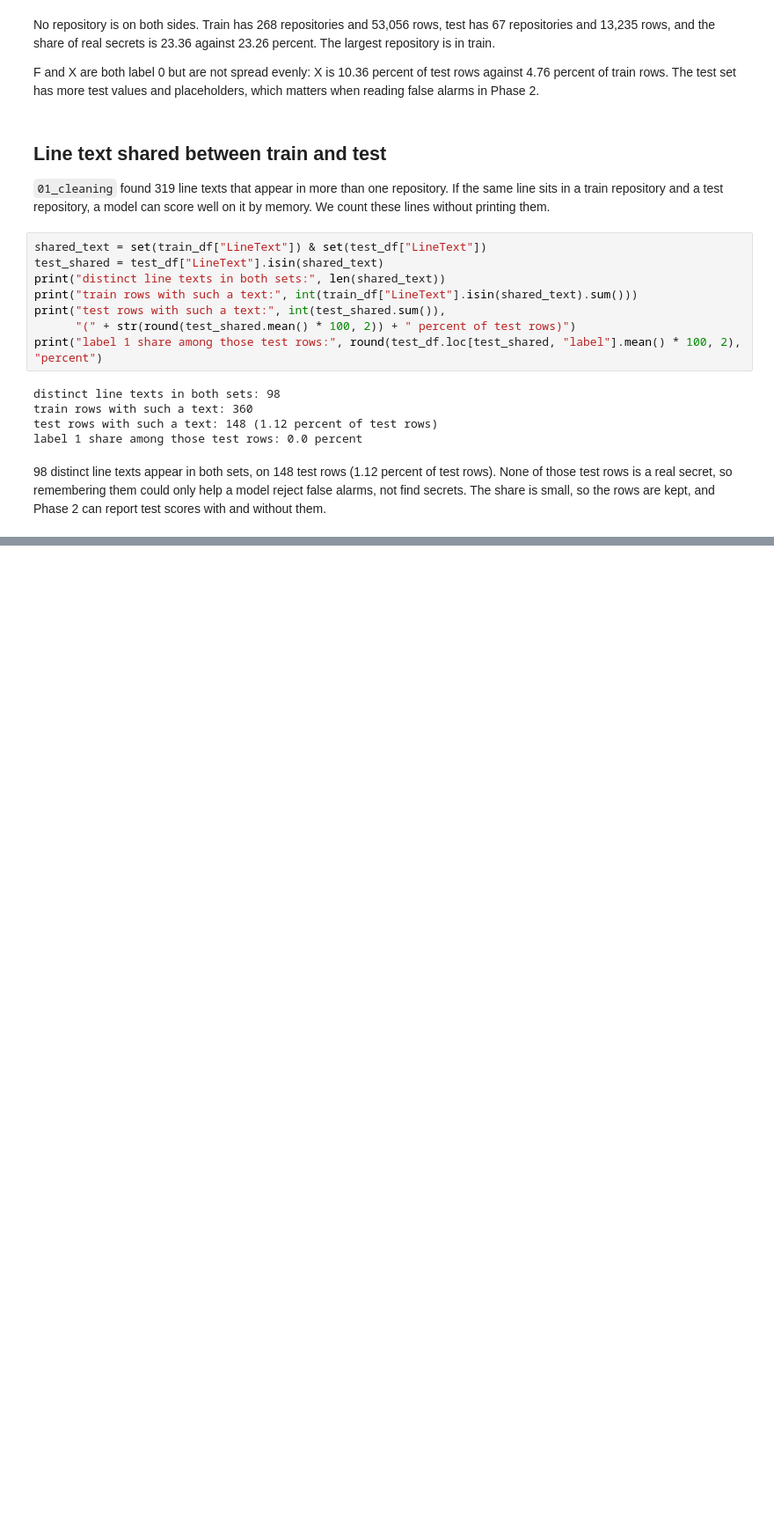
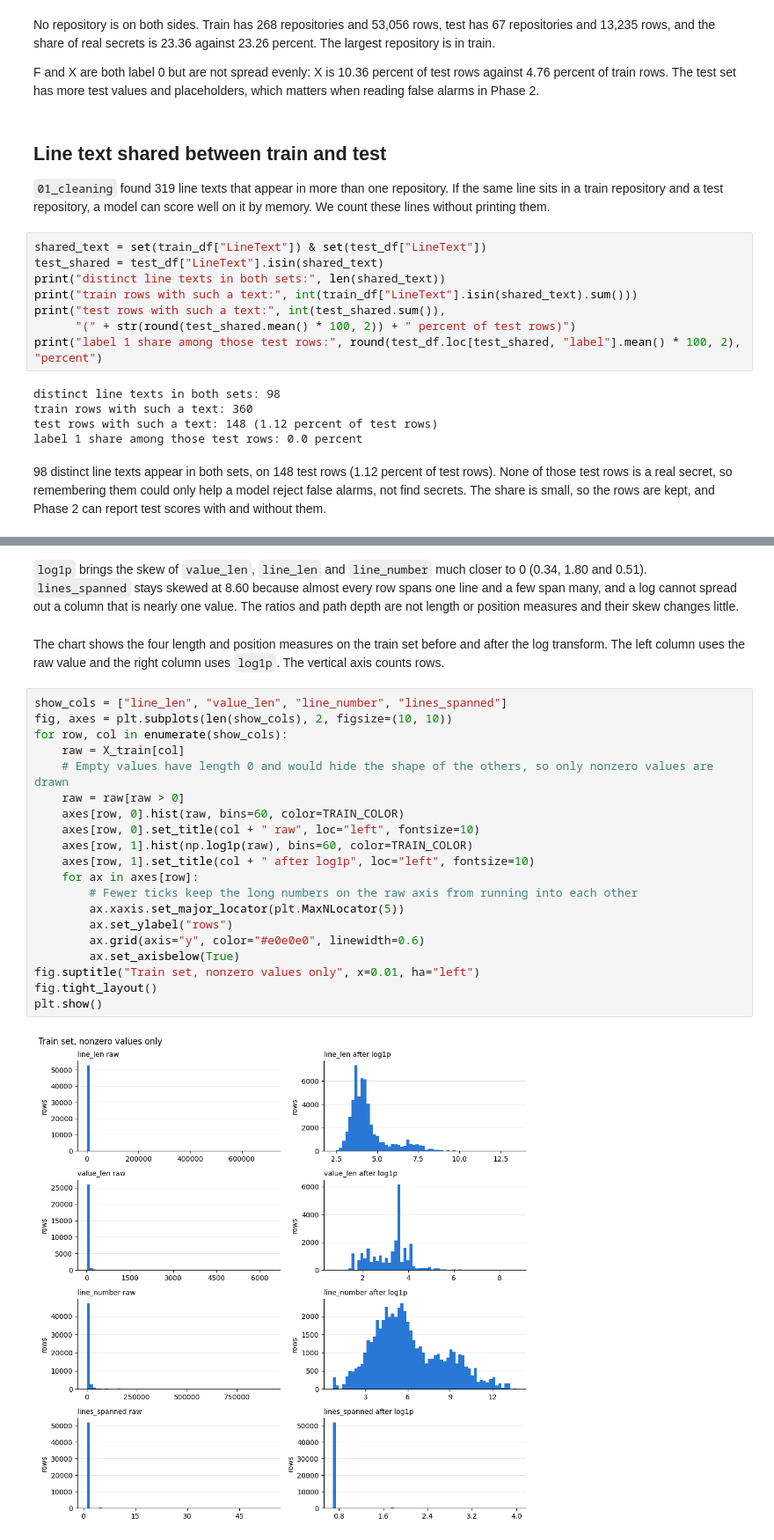
Before and after one commit to Aneezakiran07/GITSHEILD, a Jupyter notebook: notebooks/03_preprocessing.ipynb, the cells around one changed output, grey strips where cells are left out. Shown at 88% size. Cells and saved outputs as stored; diff of their text form; blank space fills up the shorter version.

Commit message:
Apply log transform to length and position features

```diff
--- a/notebooks/03_preprocessing.ipynb
+++ b/notebooks/03_preprocessing.ipynb
@@ -179,0 +203,26 @@ label 1 share among those test rows: 0.0 percent
+# %% [markdown]
+`log1p` brings the skew of `value_len`, `line_len` and `line_number` much closer to 0 (0.34, 1.80 and 0.51). `lines_spanned` stays skewed at 8.60 because almost every row spans one line and a few span many, and a log cannot spread out a column that is nearly one value. The ratios and path depth are not length or position measures and their skew changes little.
+# %% [markdown]
+The chart shows the four length and position measures on the train set before and after the log transform. The left column uses the raw value and the right column uses `log1p`. The vertical axis counts rows.
+# %%
+show_cols = ["line_len", "value_len", "line_number", "lines_spanned"]
+fig, axes = plt.subplots(len(show_cols), 2, figsize=(10, 10))
+for row, col in enumerate(show_cols):
+    raw = X_train[col]
+    # Empty values have length 0 and would hide the shape of the others, so only nonzero values are drawn
+    raw = raw[raw > 0]
+    axes[row, 0].hist(raw, bins=60, color=TRAIN_COLOR)
+    axes[row, 0].set_title(col + " raw", loc="left", fontsize=10)
+    axes[row, 1].hist(np.log1p(raw), bins=60, color=TRAIN_COLOR)
+    axes[row, 1].set_title(col + " after log1p", loc="left", fontsize=10)
+    for ax in axes[row]:
+        # Fewer ticks keep the long numbers on the raw axis from running into each other
+        ax.xaxis.set_major_locator(plt.MaxNLocator(5))
+        ax.set_ylabel("rows")
+        ax.grid(axis="y", color="#e0e0e0", linewidth=0.6)
+        ax.set_axisbelow(True)
+fig.suptitle("Train set, nonzero values only", x=0.01, ha="left")
+fig.tight_layout()
+plt.show()
+# %% [output]
+[figure, added]
```
Also changed, not shown: parts of 6 cells of this notebook, 2 other files.
